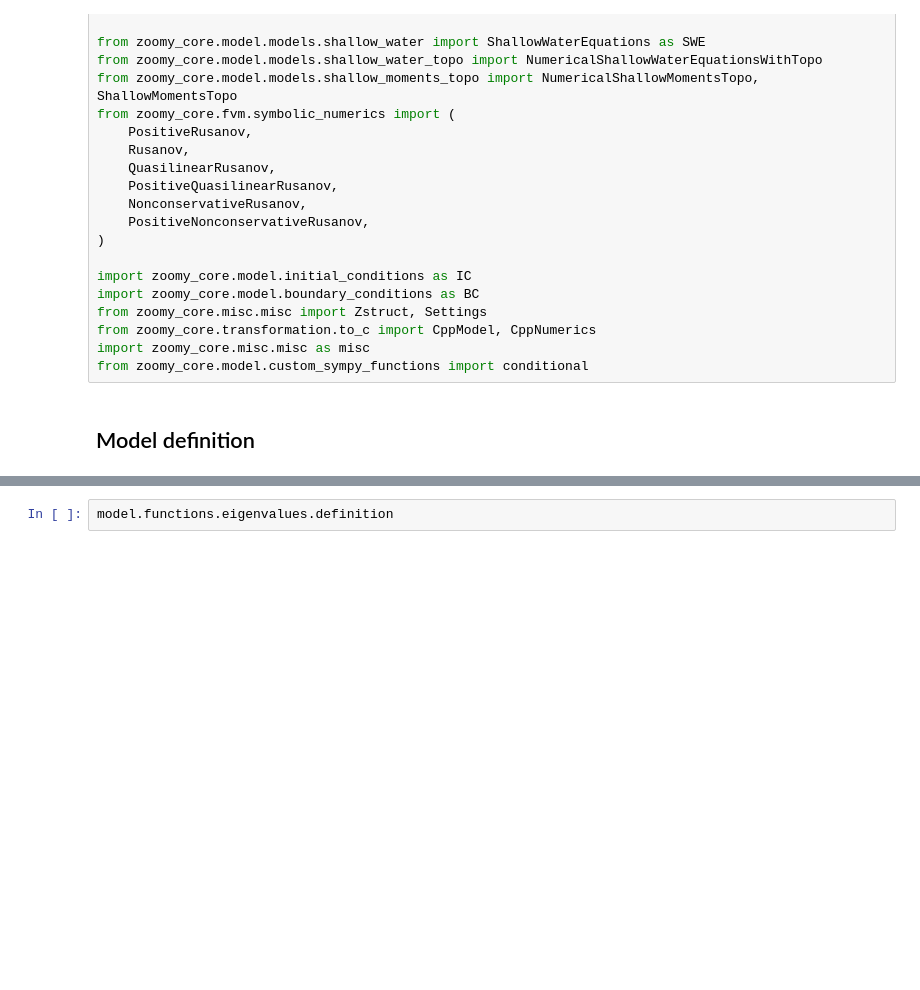
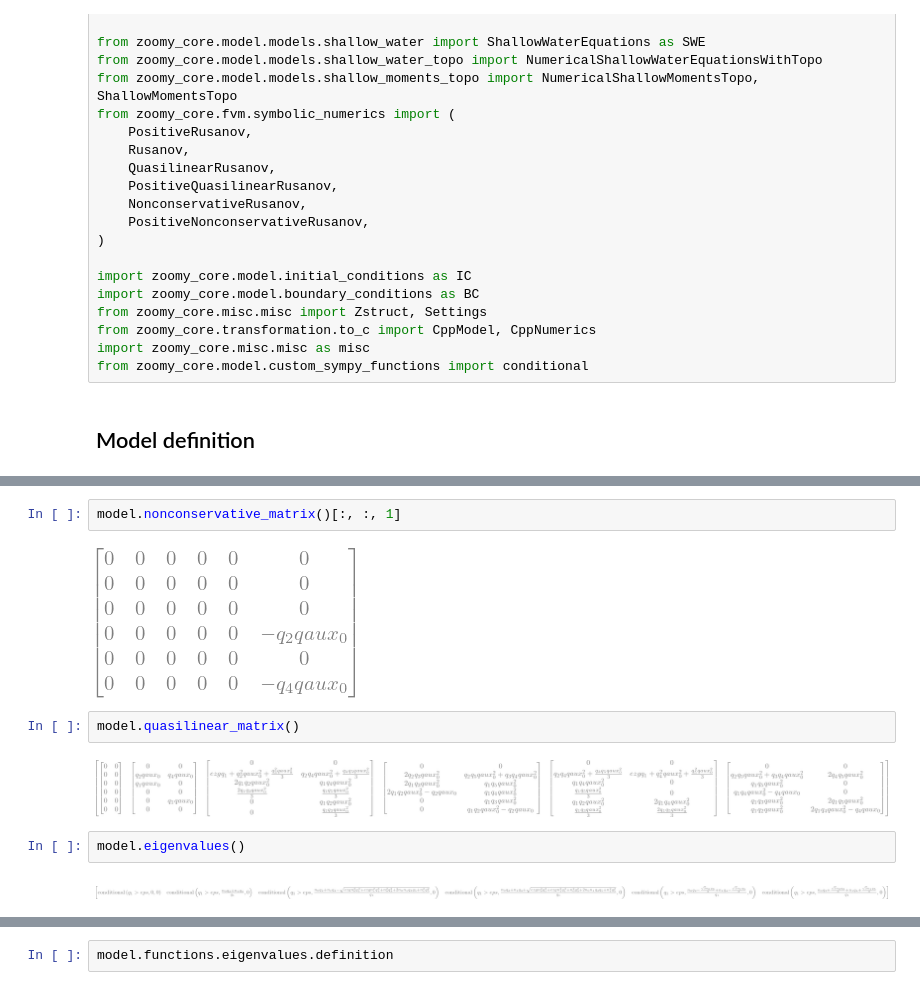
Before and after one commit to ZoomyLab/Zoomy, a Jupyter notebook: web/tutorials/code_printers/to_c_moments.ipynb, the cells around one changed output, grey strips where cells are left out. Saved outputs shown, nothing was run; the diff lists cells and outputs as text; blank space fills up the shorter version.

```diff
--- a/web/tutorials/code_printers/to_c_moments.ipynb
+++ b/web/tutorials/code_printers/to_c_moments.ipynb
@@ -98,0 +106,12 @@ model = SMEB(
+# %%
+model.nonconservative_matrix()[:, :, 1]
+# %% [output]
+[figure, added]
+# %%
+model.quasilinear_matrix()
+# %% [output]
+[figure, added]
+# %%
+model.eigenvalues()
+# %% [output]
+[figure, added]
```
Also changed, not shown: parts of 11 cells of this notebook, 15 other files.
